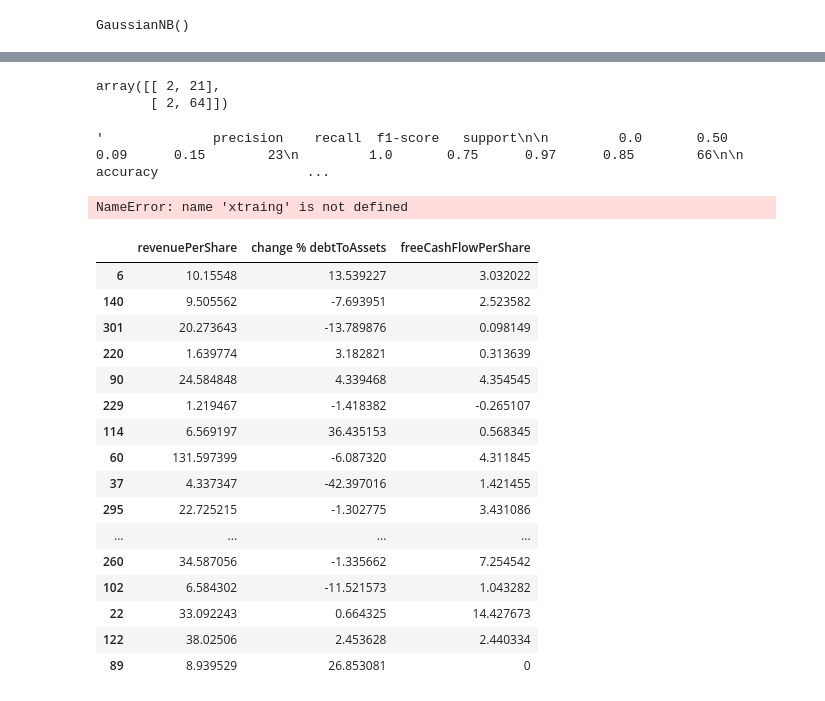
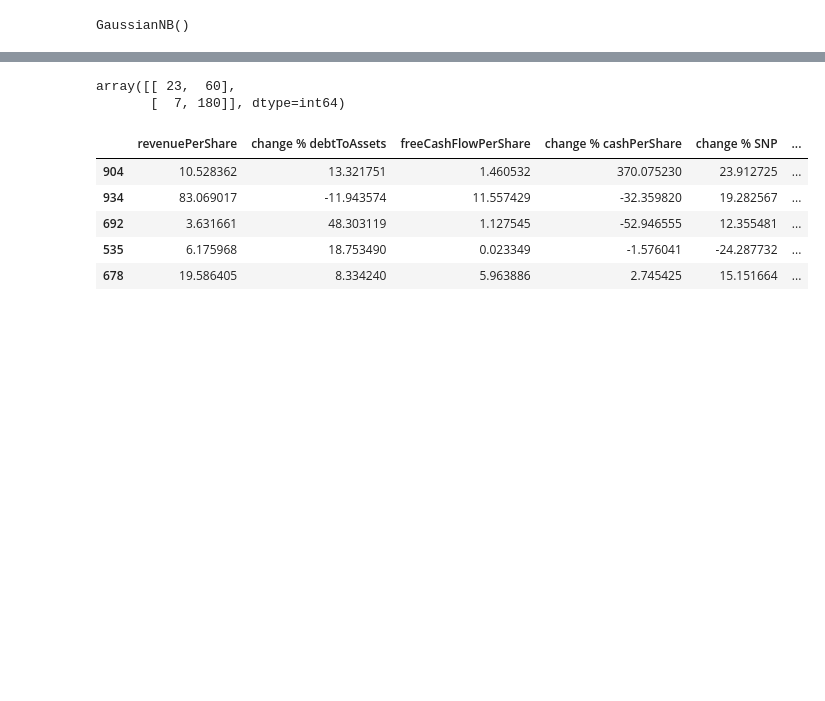
Before and after one commit to ChapnesAl/Tinkoff_Investment, a Jupyter notebook: lessons_and_tests/ml_tests/concat_tables_for_ml.ipynb, the cells around one changed output, grey strips where cells are left out. Drawn from its saved outputs; the diff is of its cells as text; code cells hidden in the pictures; blank space fills up the shorter version.

```diff
--- a/lessons_and_tests/ml_tests/concat_tables_for_ml.ipynb
+++ b/lessons_and_tests/ml_tests/concat_tables_for_ml.ipynb
@@ -27,15 +27,15 @@ pd.set_option('display.max_rows', 1000)
 pd.set_option('display.max_columns', 500)
 pd.set_option('display.width', 1000)
 # %%
-# api_key = '00ef9804fcde0edd93b1b4821ee2f06a' #job.chap@icloud.com
-api_key = 'c81352430e2fe3c941faf0814227562b' #jobs.chaps@gmail.com
+api_key = '00ef9804fcde0edd93b1b4821ee2f06a' #job.chap@icloud.com
+# api_key = 'c81352430e2fe3c941faf0814227562b' #jobs.chaps@gmail.com
 # api_key = 'a765d11740cccfb61177da0ad8699d1e' #job.chap@gmail.com
 # %%
 ''' Колонки '''
 # ticker = 'ATEX'
 # ticker = 'F'
 # tickers_list = ['AAPL', 'ADBE', 'COP', 'AMAT', 'MFGP', 'FISV', 'ASAN', 'ALIT', 'DAVA', 'NCR', 'SMTC', 'EXLS', 'JKHY', 'ORCL', 'APPS', 'U']
-tickers_list = ['AAPL' ,'ADBE', 'COP', 'AMAT', 'MFGP', 'FISV', 'ASAN', 'ALIT', 'DAVA', 'NCR', 'SMTC', 'EXLS', 'JKHY', 'ORCL', 'APPS', 'U', 'FICO', 'WEX', 'TXN', 'GDDY', 'CRSR', 'MANH', 'LITE', 'MANH', 'TENB']
+tickers_list = ['AAPL' ,'ADBE', 'COP', 'AMAT', 'MFGP', 'FISV', 'ASAN', 'ALIT', 'DAVA', 'NCR', 'SMTC', 'EXLS', 'JKHY', 'ORCL', 'APPS', 'U', 'FICO', 'WEX', 'TXN', 'GDDY', 'CRSR', 'MANH', 'LITE', 'MANH', 'TENB', 'ACLS', 'LPL', 'GWRE', 'PAYC', 'NCNO', 'APH', 'AVT', 'COUP', 'AMAT', 'VNT', 'AMD', 'BR', 'ON', 'NET', 'NTAP', 'BAH', 'HPQ', 'BIGC', 'GLW', 'WK', 'GDEV', 'AI', 'APPF', 'BDC', 'VRNS', 'DBX', 'SLAB', 'ANSS', 'ATEX', 'OSIS', 'CGNX', 'XM', 'PRGS', 'SUMO', 'MKSI', 'SAIC', 'SITM', 'CDW', 'ZM', 'POWI', 'LPSN', 'GTLB', 'TEL', 'SPNS', 'NEWR', 'ABNB', 'APPN', 'TRMB', 'SHOP', 'SKLZ', 'ALRM', 'SNOW', 'ZBRA', 'DIOD', 'CSGS', 'INTU', 'RAMP', 'TCX', 'UCTT']
 
 ''' для фильтрации'''
 filt_start_date = '2000'
@@ -176,10 +176,11 @@ def conc_tables(tickers_list, stime, period):
         for i in range(len(tickers_list)):
             if i == 0:
                 df = get_tick_table(tickers_list[i], stime, period)
-            elif tickers_list[i] == 0:
-                pass
             else:
-                df = pd.concat([df, get_tick_table(tickers_list[i], stime, period)], ignore_index=True)
+                try:
+                    df = pd.concat([df, get_tick_table(tickers_list[i], stime, period)], ignore_index=True)
+                except:
+                    pass
     except:
         df = 0
 
@@ -221,7 +222,19 @@ df_flipped = df_conc_tickers.iloc[::-1]
 ML Gaussian NB
 # %%
 ''' добавляем данные для обучения '''
-X_data = df_conc_tickers[['revenuePerShare','change % debtToAssets', 'freeCashFlowPerShare']]  # признаки
+X_data = df_conc_tickers[['revenuePerShare',
+                          'change % debtToAssets',
+                          'freeCashFlowPerShare',
+                          'change % cashPerShare',
+                          'change % SNP',
+                          'change % receivablesTurnover',
+                          'change % daysSalesOutstanding',
+                          'change % marketCap',
+                          'change % currentRatio',
+                          'change % capexToRevenue',
+                          'change % grahamNumber',
+                          'change % enterpriseValue'
+                         ]]  # признаки
 y_data = df_conc_tickers[['Result']]  # целевая величина
 # %%
 Xtrain, Xtest, ytrain, ytest = train_test_split(X_data, y_data, random_state = 0)
@@ -273,36 +276,17 @@ from sklearn.metrics import confusion_matrix
 # %%
 confusion_matrix(ytest, y_model)
 # %% [output]
-array([[ 2, 21],
-       [ 2, 64]])
+array([[ 23,  60],
+       [  7, 180]], dtype=int64)
 # %%
 from sklearn.metrics import classification_report
-# %%
-classification_report(ytest, y_model)
-# %% [output]
-'              precision    recall  f1-score   support\n\n         0.0       0.50      0.09      0.15        23\n         1.0       0.75      0.97      0.85        66\n\n    accuracy                   ...
-# %%
-xtraing
-# %% [output]
-NameError: name 'xtraing' is not defined
 # %%
-Xtest
+Xtest.head()
 # %% [output]
-|  | revenuePerShare | change % debtToAssets | freeCashFlowPerShare |
-| 6 | 10.15548 | 13.539227 | 3.032022 |
-| 140 | 9.505562 | -7.693951 | 2.523582 |
-| 301 | 20.273643 | -13.789876 | 0.098149 |
-| 220 | 1.639774 | 3.182821 | 0.313639 |
-| 90 | 24.584848 | 4.339468 | 4.354545 |
-| 229 | 1.219467 | -1.418382 | -0.265107 |
-| 114 | 6.569197 | 36.435153 | 0.568345 |
-| 60 | 131.597399 | -6.087320 | 4.311845 |
-| 37 | 4.337347 | -42.397016 | 1.421455 |
-| 295 | 22.725215 | -1.302775 | 3.431086 |
-| ... | ... | ... | ... |
-| 260 | 34.587056 | -1.335662 | 7.254542 |
-| 102 | 6.584302 | -11.521573 | 1.043282 |
-| 22 | 33.092243 | 0.664325 | 14.427673 |
-| 122 | 38.02506 | 2.453628 | 2.440334 |
-| 89 | 8.939529 | 26.853081 | 0 |
+|  | revenuePerShare | change % debtToAssets | freeCashFlowPerShare | change % cashPerShare | change % SNP | ... |
+| 904 | 10.528362 | 13.321751 | 1.460532 | 370.075230 | 23.912725 | ... |
+| 934 | 83.069017 | -11.943574 | 11.557429 | -32.359820 | 19.282567 | ... |
+| 692 | 3.631661 | 48.303119 | 1.127545 | -52.946555 | 12.355481 | ... |
+| 535 | 6.175968 | 18.753490 | 0.023349 | -1.576041 | -24.287732 | ... |
+| 678 | 19.586405 | 8.334240 | 5.963886 | 2.745425 | 15.151664 | ... |
 # %%
```
Also changed, not shown: parts of 5 cells of this notebook.
